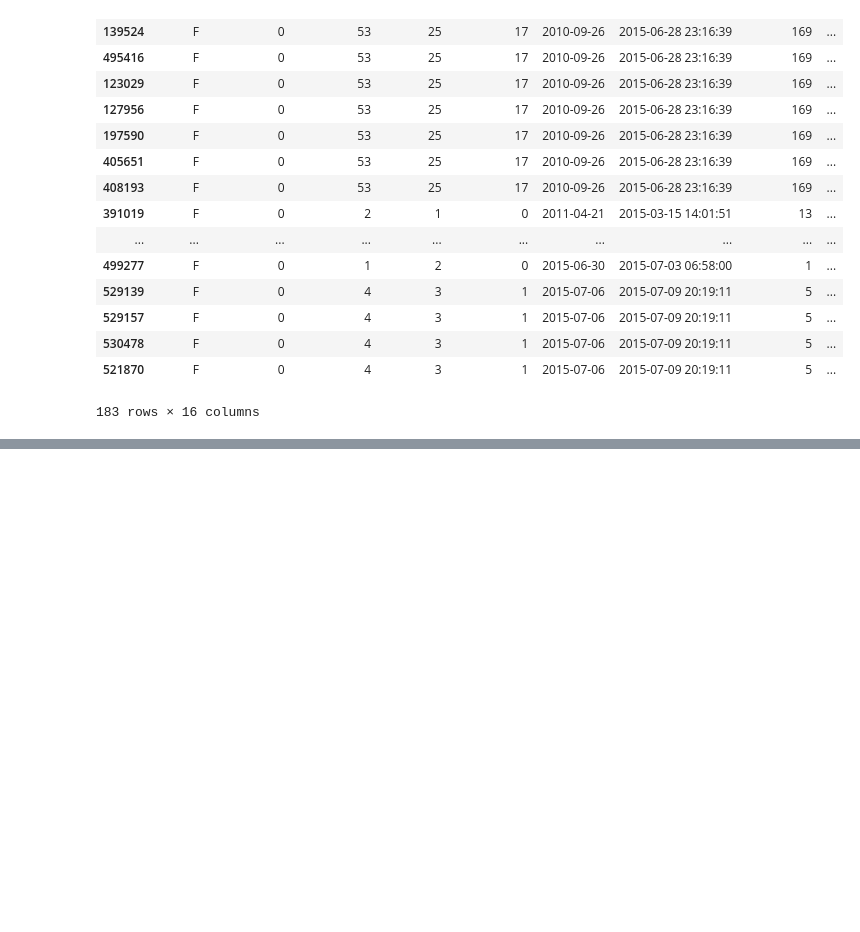
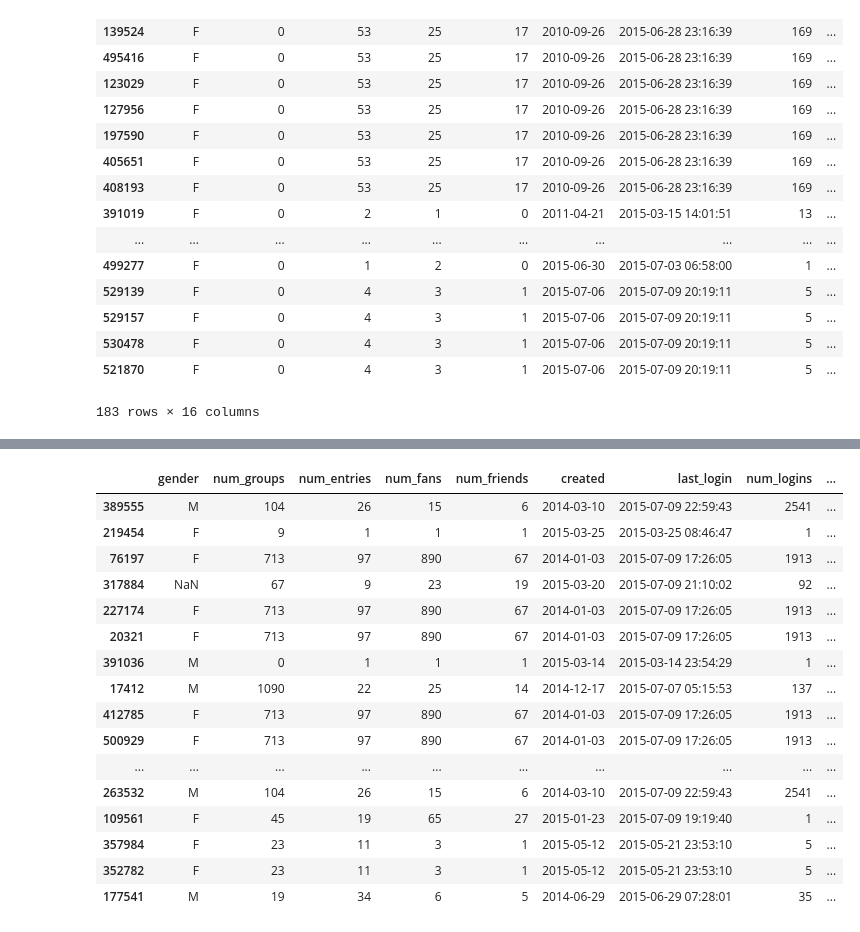
Before and after one commit to hateley/CDIPS_2015, a Jupyter notebook: checkData.ipynb, the cells around one changed output, grey strips where cells are left out. Saved outputs shown, nothing was run; the diff lists cells and outputs as text; code cells hidden in the pictures; blank space fills up the shorter version.

```diff
--- a/checkData.ipynb
+++ b/checkData.ipynb
@@ -82,0 +231,20 @@ noGroupsFemales.sort(columns='created')
+# %%
+EPBirthdateSorted.iloc[50000:50050,:]
+# %% [output]
+|  | gender | num_groups | num_entries | num_fans | num_friends | created | last_login | num_logins | ... |
+| 389555 | M | 104 | 26 | 15 | 6 | 2014-03-10 | 2015-07-09 22:59:43 | 2541 | ... |
+| 219454 | F | 9 | 1 | 1 | 1 | 2015-03-25 | 2015-03-25 08:46:47 | 1 | ... |
+| 76197 | F | 713 | 97 | 890 | 67 | 2014-01-03 | 2015-07-09 17:26:05 | 1913 | ... |
+| 317884 | NaN | 67 | 9 | 23 | 19 | 2015-03-20 | 2015-07-09 21:10:02 | 92 | ... |
+| 227174 | F | 713 | 97 | 890 | 67 | 2014-01-03 | 2015-07-09 17:26:05 | 1913 | ... |
+| 20321 | F | 713 | 97 | 890 | 67 | 2014-01-03 | 2015-07-09 17:26:05 | 1913 | ... |
+| 391036 | M | 0 | 1 | 1 | 1 | 2015-03-14 | 2015-03-14 23:54:29 | 1 | ... |
+| 17412 | M | 1090 | 22 | 25 | 14 | 2014-12-17 | 2015-07-07 05:15:53 | 137 | ... |
+| 412785 | F | 713 | 97 | 890 | 67 | 2014-01-03 | 2015-07-09 17:26:05 | 1913 | ... |
+| 500929 | F | 713 | 97 | 890 | 67 | 2014-01-03 | 2015-07-09 17:26:05 | 1913 | ... |
+| ... | ... | ... | ... | ... | ... | ... | ... | ... | ... |
+| 263532 | M | 104 | 26 | 15 | 6 | 2014-03-10 | 2015-07-09 22:59:43 | 2541 | ... |
+| 109561 | F | 45 | 19 | 65 | 27 | 2015-01-23 | 2015-07-09 19:19:40 | 1 | ... |
+| 357984 | F | 23 | 11 | 3 | 1 | 2015-05-12 | 2015-05-21 23:53:10 | 5 | ... |
+| 352782 | F | 23 | 11 | 3 | 1 | 2015-05-12 | 2015-05-21 23:53:10 | 5 | ... |
+| 177541 | M | 19 | 34 | 6 | 5 | 2014-06-29 | 2015-06-29 07:28:01 | 35 | ... |
```
Also changed, not shown: parts of 56 cells of this notebook, 5 other files.
